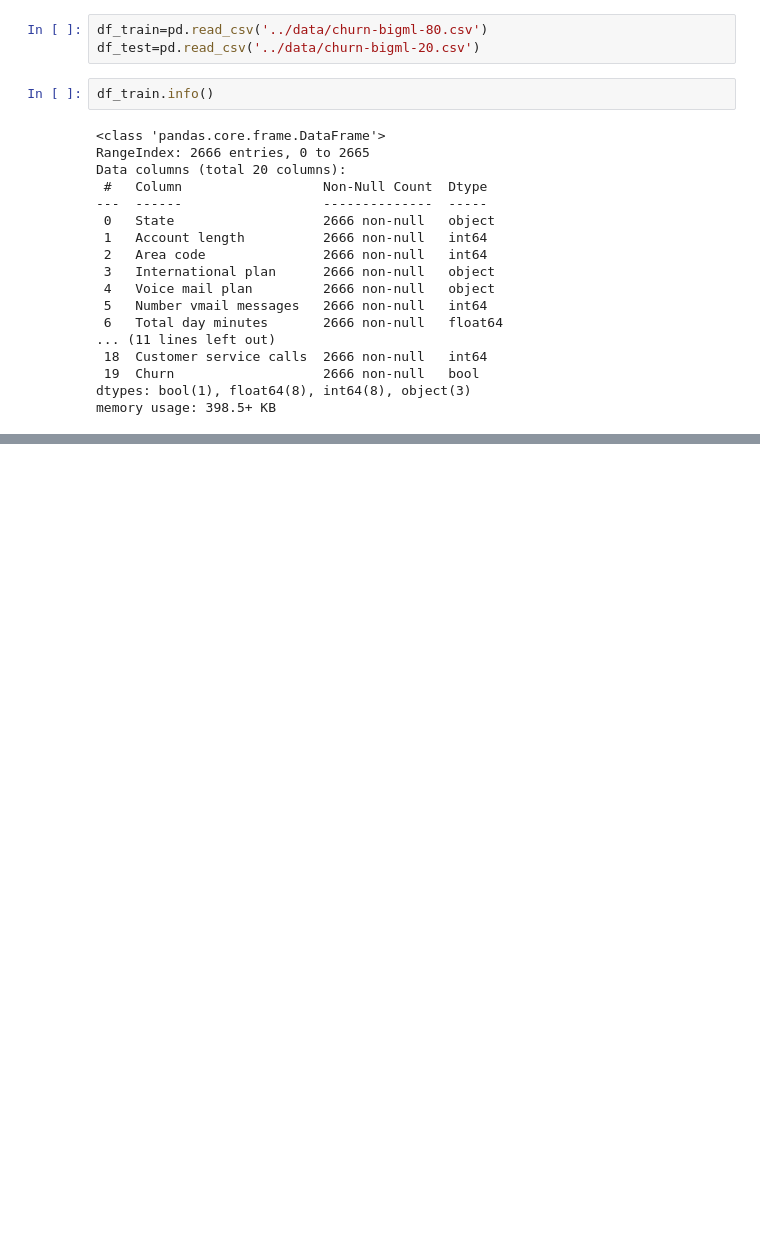
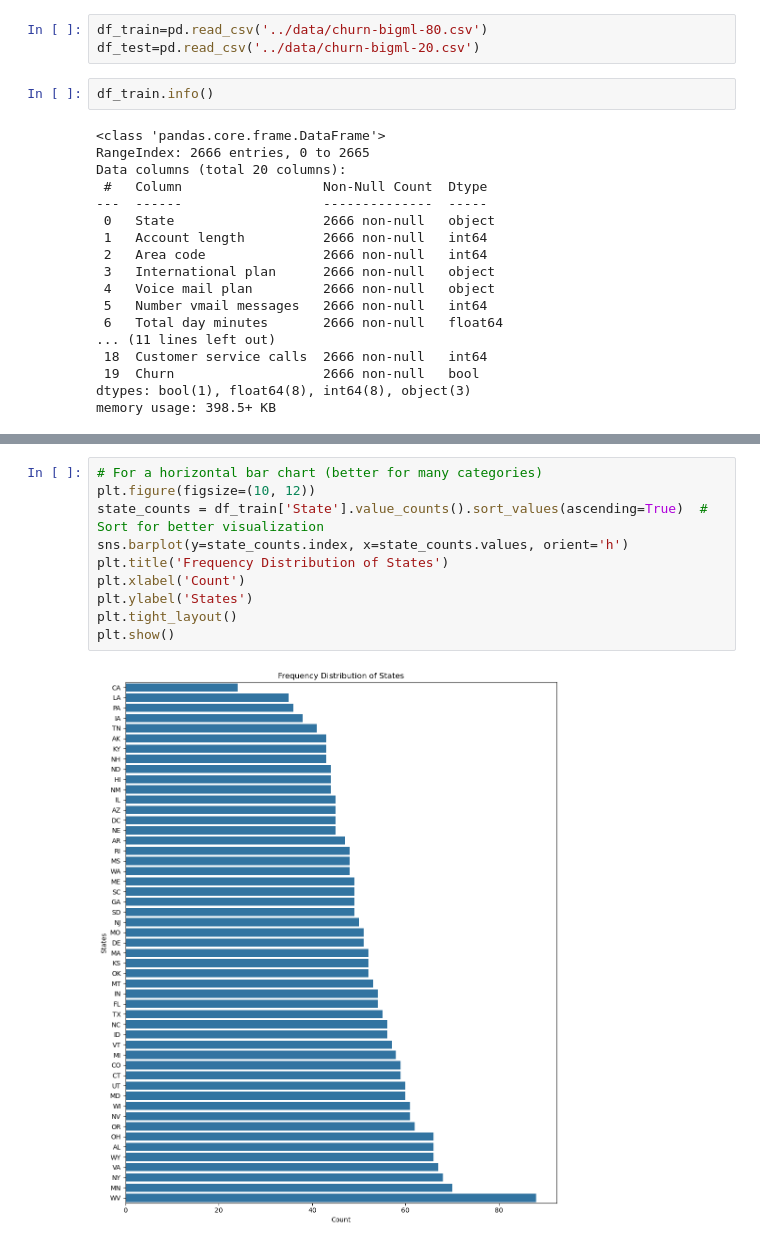
Before and after one commit to chpanagakos/churn-prediction, a Jupyter notebook: notebooks/main.ipynb, the cells around one changed output, grey strips where cells are left out. Drawn from its saved outputs; the diff is of its cells as text; blank space fills up the shorter version.

```diff
--- a/notebooks/main.ipynb
+++ b/notebooks/main.ipynb
@@ -25,0 +70,12 @@ memory usage: 398.5+ KB
+# %%
+# For a horizontal bar chart (better for many categories)
+plt.figure(figsize=(10, 12))
+state_counts = df_train['State'].value_counts().sort_values(ascending=True)  # Sort for better visualization
+sns.barplot(y=state_counts.index, x=state_counts.values, orient='h')
+plt.title('Frequency Distribution of States')
+plt.xlabel('Count')
+plt.ylabel('States')
+plt.tight_layout()
+plt.show()
+# %% [output]
+[figure, added]
```
Also changed, not shown: parts of 8 cells of this notebook.
